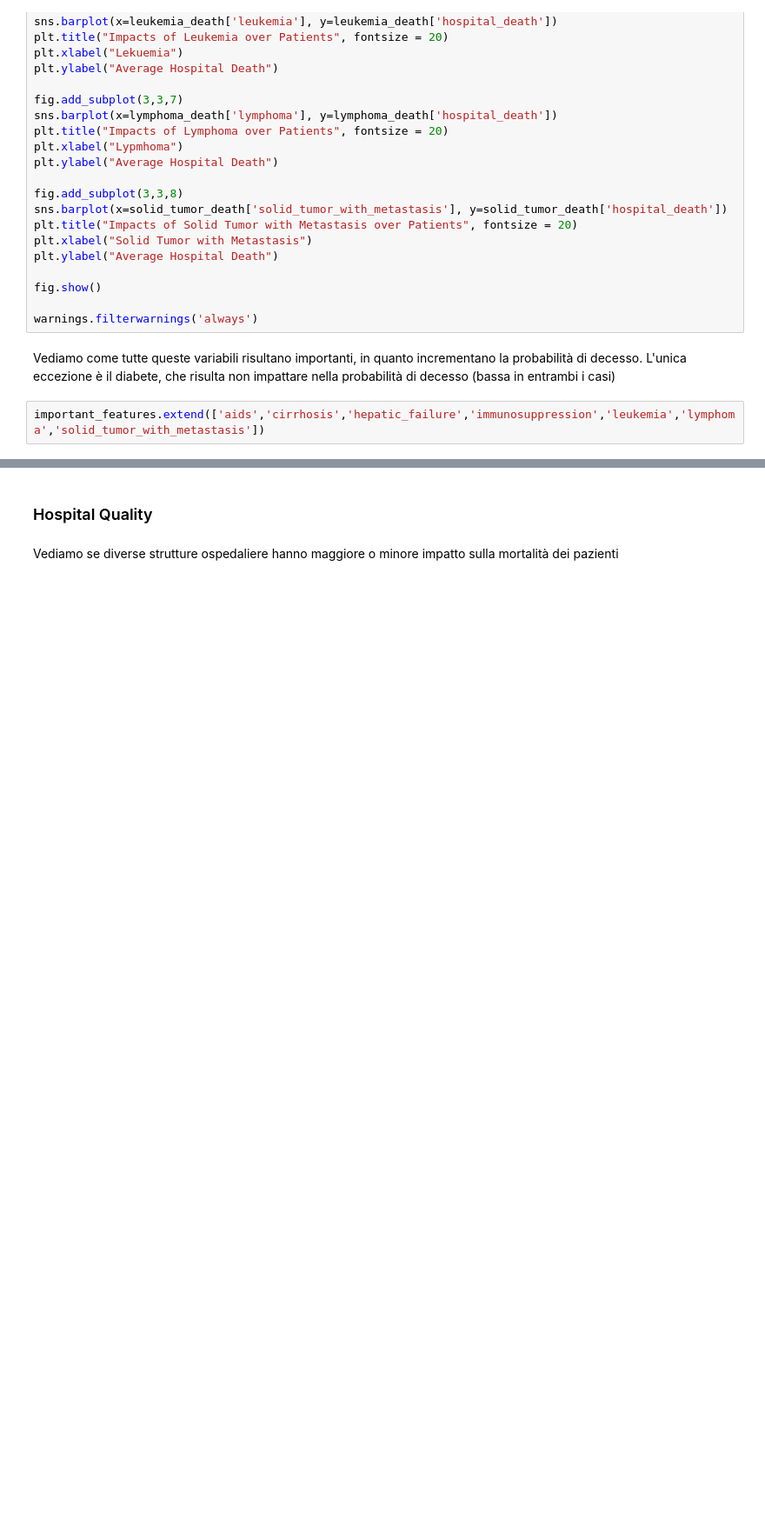
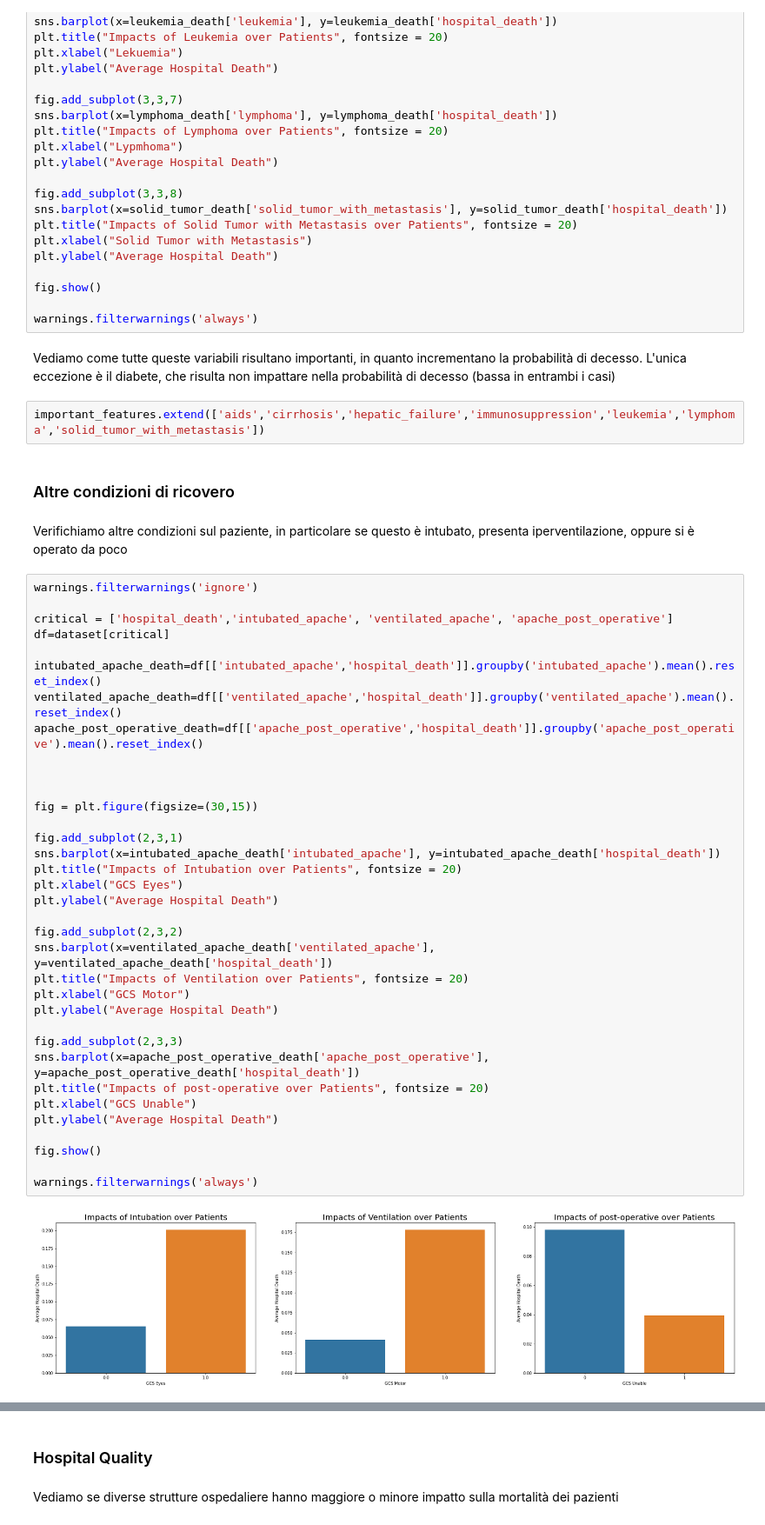
Before and after one commit to danilo-dellorco/ml-project, a Jupyter notebook: danilo.ipynb, the cells around one changed output, grey strips where cells are left out. Shown at 87% size. Saved outputs shown, nothing was run; the diff lists cells and outputs as text; blank space fills up the shorter version.

```diff
--- a/danilo.ipynb
+++ b/danilo.ipynb
@@ -601,3 +618,44 @@ warnings.filterwarnings('always')
 Vediamo come tutte queste variabili risultano importanti, in quanto incrementano la probabilità di decesso. L'unica eccezione è il diabete, che risulta non impattare nella probabilità di decesso (bassa in entrambi i casi)
 # %%
 important_features.extend(['aids','cirrhosis','hepatic_failure','immunosuppression','leukemia','lymphoma','solid_tumor_with_metastasis'])
+# %% [markdown]
+### Altre condizioni di ricovero
+# %% [markdown]
+Verifichiamo altre condizioni sul paziente, in particolare se questo è intubato, presenta iperventilazione, oppure si è operato da poco
+# %%
+warnings.filterwarnings('ignore')
+
+critical = ['hospital_death','intubated_apache', 'ventilated_apache', 'apache_post_operative']
+df=dataset[critical]
+
+intubated_apache_death=df[['intubated_apache','hospital_death']].groupby('intubated_apache').mean().reset_index()
+ventilated_apache_death=df[['ventilated_apache','hospital_death']].groupby('ventilated_apache').mean().reset_index()
+apache_post_operative_death=df[['apache_post_operative','hospital_death']].groupby('apache_post_operative').mean().reset_index()
+
+
+
+fig = plt.figure(figsize=(30,15))
+
+fig.add_subplot(2,3,1)
+sns.barplot(x=intubated_apache_death['intubated_apache'], y=intubated_apache_death['hospital_death'])
+plt.title("Impacts of Intubation over Patients", fontsize = 20)
+plt.xlabel("GCS Eyes")
+plt.ylabel("Average Hospital Death")
+
+fig.add_subplot(2,3,2)
+sns.barplot(x=ventilated_apache_death['ventilated_apache'], y=ventilated_apache_death['hospital_death'])
+plt.title("Impacts of Ventilation over Patients", fontsize = 20)
+plt.xlabel("GCS Motor")
+plt.ylabel("Average Hospital Death")
+
+fig.add_subplot(2,3,3)
+sns.barplot(x=apache_post_operative_death['apache_post_operative'], y=apache_post_operative_death['hospital_death'])
+plt.title("Impacts of post-operative over Patients", fontsize = 20)
+plt.xlabel("GCS Unable")
+plt.ylabel("Average Hospital Death")
+
+fig.show()
+
+warnings.filterwarnings('always')
+# %% [output]
+[figure, added]
```
Also changed, not shown: parts of 29 cells of this notebook.
